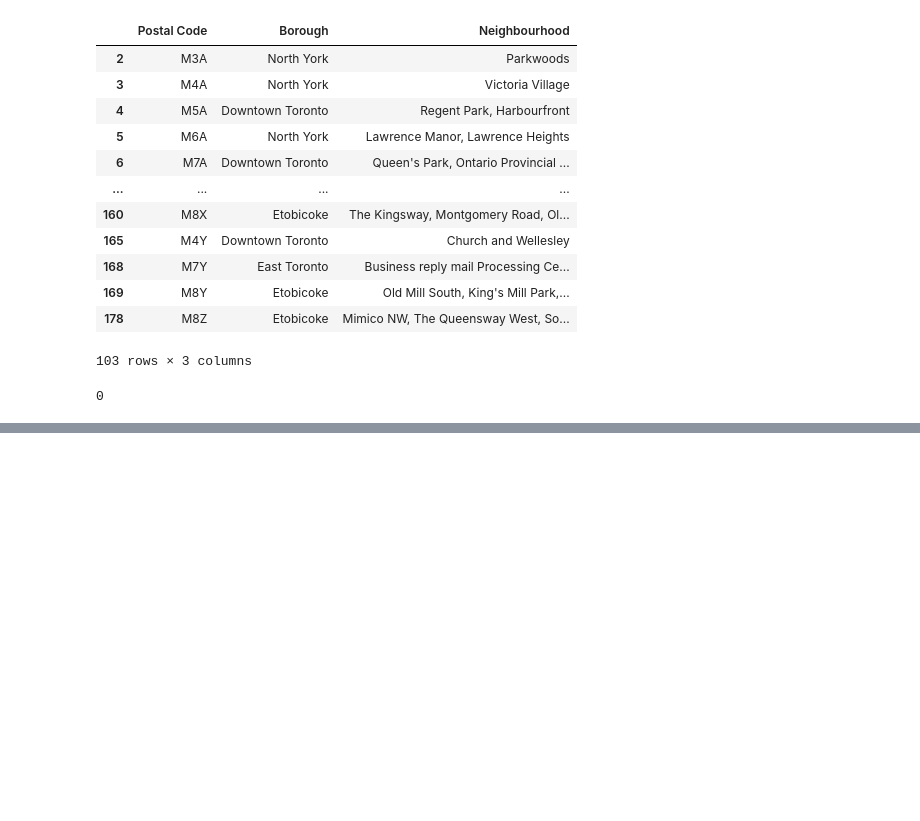
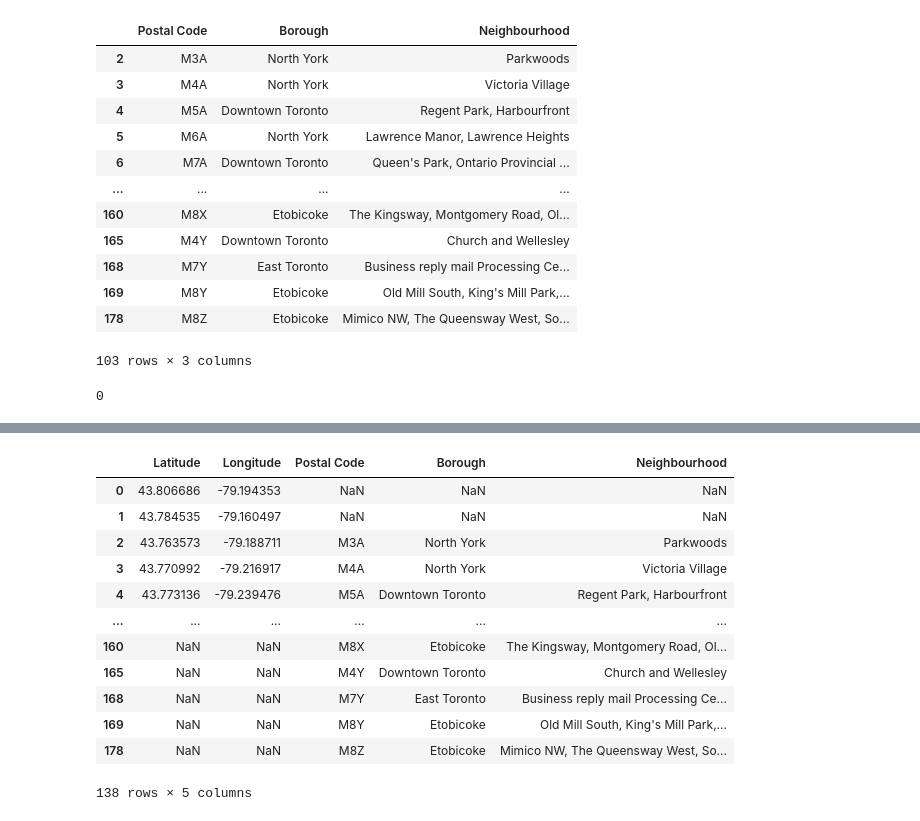
Before and after one commit to Annie-vega/Coursera_Capstone, a Jupyter notebook: Segmenting and Clustering Neighborhoods in Toronto.ipynb, the cells around one changed output, grey strips where cells are left out. Drawn from its saved outputs; the diff is of its cells as text; code cells hidden in the pictures; blank space fills up the shorter version.

```diff
--- a/Segmenting and Clustering Neighborhoods in Toronto.ipynb
+++ b/Segmenting and Clustering Neighborhoods in Toronto.ipynb
@@ -65,0 +66,5 @@ df.shape
+# %%
+#Geospatial coordinates
+filename = "https://cocl.us/Geospatial_data"
+df1 = pd.read_csv(filename)
+df1.head()
@@ -65,0 +92,3 @@ df.shape
+# %%
+df2 = df1.drop(['Postal Code'], axis = 1)
+df2
@@ -65,0 +119,20 @@ df.shape
+# %%
+#Concatenate the data frames and include the postal codes
+frames = [df, df2]
+
+result = pd.concat([df2, df], axis=1, join='outer')
+display(result)
+# %% [output]
+|  | Latitude | Longitude | Postal Code | Borough | Neighbourhood |
+| 0 | 43.806686 | -79.194353 | NaN | NaN | NaN |
+| 1 | 43.784535 | -79.160497 | NaN | NaN | NaN |
+| 2 | 43.763573 | -79.188711 | M3A | North York | Parkwoods |
+| 3 | 43.770992 | -79.216917 | M4A | North York | Victoria Village |
+| 4 | 43.773136 | -79.239476 | M5A | Downtown Toronto | Regent Park, Harbourfront |
+| ... | ... | ... | ... | ... | ... |
+| 160 | NaN | NaN | M8X | Etobicoke | The Kingsway, Montgomery Road, Ol... |
+| 165 | NaN | NaN | M4Y | Downtown Toronto | Church and Wellesley |
+| 168 | NaN | NaN | M7Y | East Toronto | Business reply mail Processing Ce... |
+| 169 | NaN | NaN | M8Y | Etobicoke | Old Mill South, King's Mill Park,... |
+| 178 | NaN | NaN | M8Z | Etobicoke | Mimico NW, The Queensway West, So... |
+138 rows × 5 columns
```
Also changed, not shown: parts of 11 cells of this notebook.
